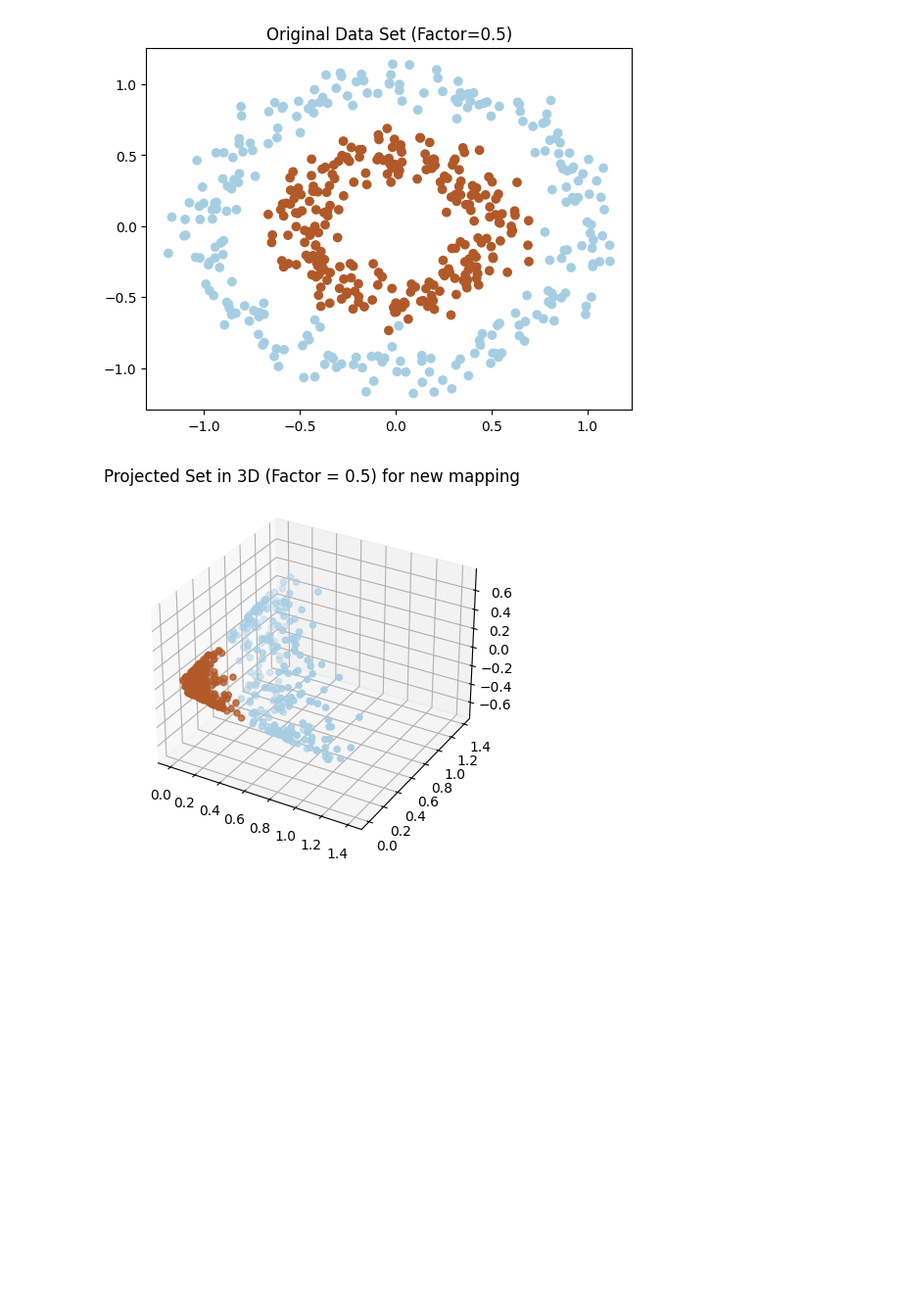
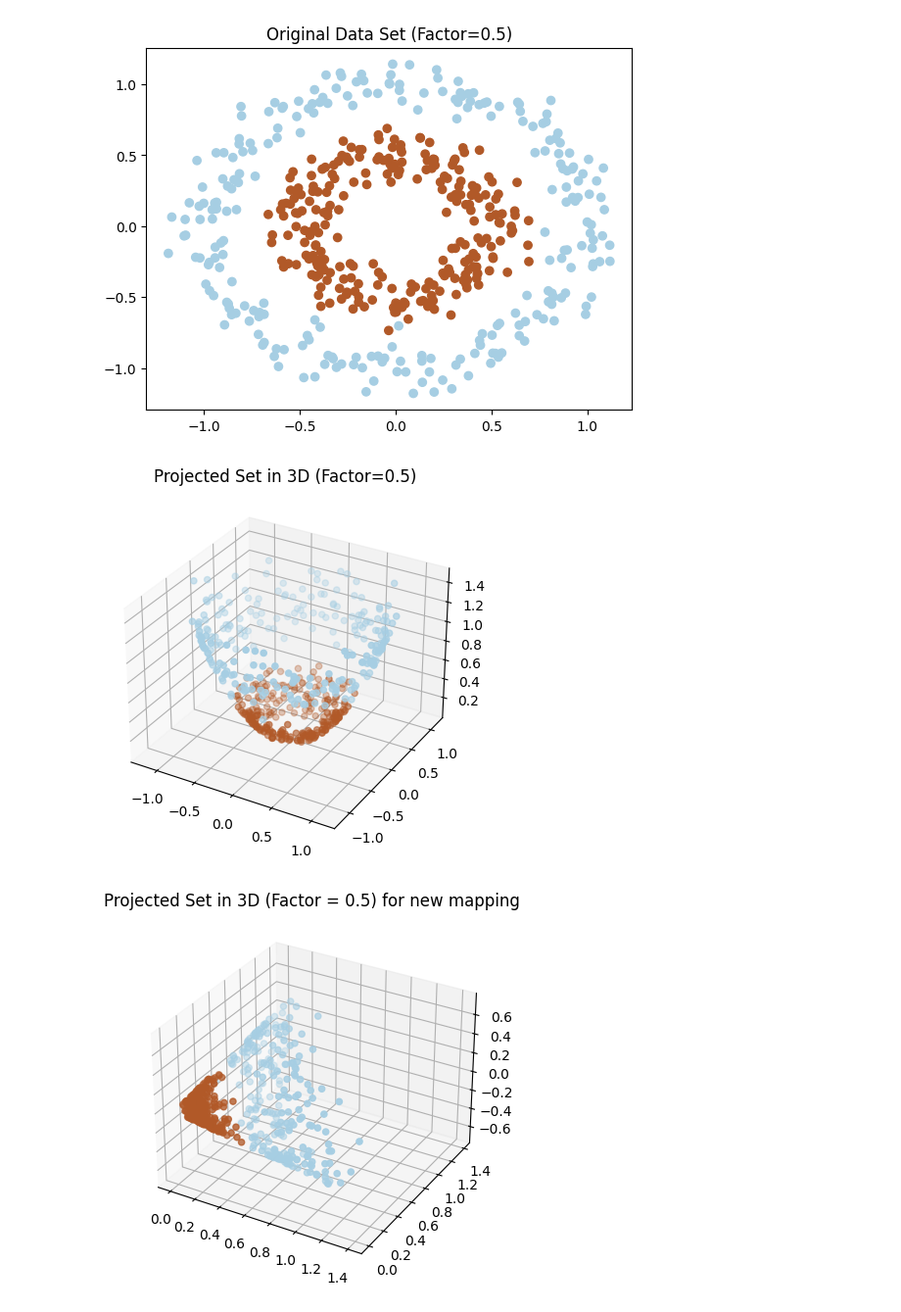
Before and after one commit to ClaranceLGS/EN315-Pattern-Recognition, a Jupyter notebook: Assignment 4/Code.ipynb, the cells around one changed output. Shown at 98% size. Saved outputs shown, nothing was run; the diff lists cells and outputs as text; code cells hidden in the pictures; blank space fills up the shorter version.

```diff
--- a/Assignment 4/Code.ipynb
+++ b/Assignment 4/Code.ipynb
@@ -37,6 +37,21 @@ plt.title("Original Data Set (Factor=0.5)")
 plt.show()
 # %% [output]
 [figure]
+# %%
+# Mapping 2D space to 3D space
+# 3D feature space
+X_projected_2 = np.column_stack((X_new[:, 0], X_new[:, 1], X_new[:, 0] ** 2 + X_new[:, 1] ** 2))
+
+# Visualize the projected set
+from mpl_toolkits.mplot3d import Axes3D
+
+fig = plt.figure()
+ax = fig.add_subplot(111, projection='3d')
+ax.scatter(X_projected_2[:, 0], X_projected_2[:, 1], X_projected_2[:, 2], c=y, cmap=plt.cm.Paired)
+ax.set_title("Projected Set in 3D (Factor=0.5)")
+plt.show()
+# %% [output]
+[figure, added]
 # %%
 # Create the 3D feature space for new mapping
 X_new_projected = np.column_stack((X_new[:, 0] ** 2, X_new[:, 1] ** 2, X_new[:, 0] * X_new[:, 1]))
```
